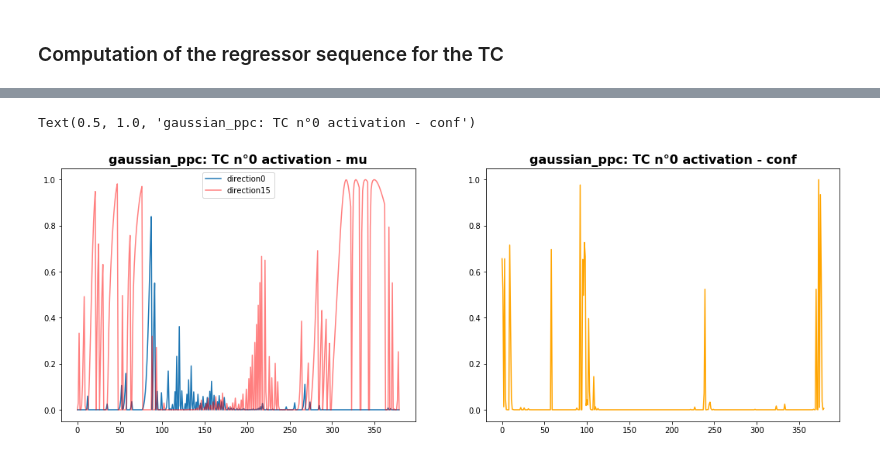
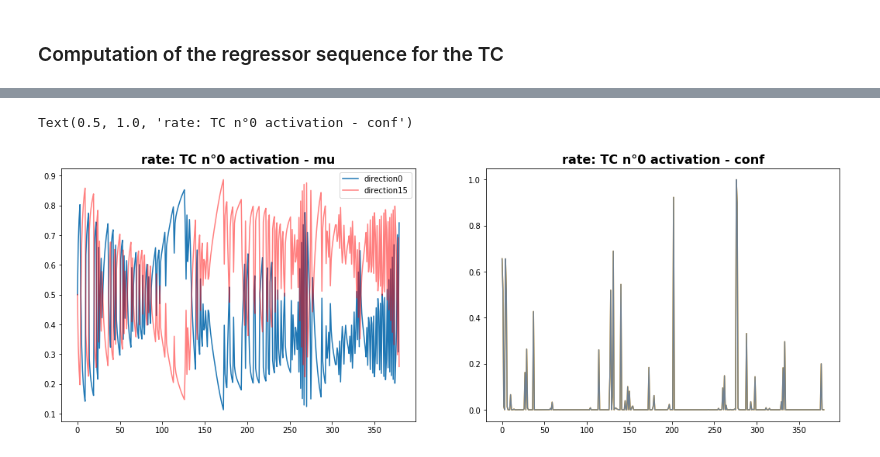
Before and after one commit to tiffanybounmy/ProbabilityNeuralCodes, a Jupyter notebook: EncodingModels.ipynb, the cells around one changed output, grey strips where cells are left out. Drawn from its saved outputs; the diff is of its cells as text; code cells hidden in the pictures.

```diff
--- a/EncodingModels.ipynb
+++ b/EncodingModels.ipynb
@@ -77,14 +77,14 @@ t_mu_sigmoid_array = np.sqrt(2*np.pi)/4*t_mu_gaussian_array
 t_conf_sigmoid_array = np.sqrt(2*np.pi)/4*t_conf_gaussian_array
 
 # Number of tuning curves that will be used for each scheme (results from simulation 1)
-optimal_k_fit_N_array = np.array([4, 0, 2, 0]).astype(int)
+optimal_k_fit_N_array = np.array([4, 0, 2, 0, 1]).astype(int)
 
 optimal_fit_N_array = np.zeros_like(optimal_k_fit_N_array).astype(float)
 optimal_t_mu_array = np.zeros_like(optimal_k_fit_N_array).astype(float)
 optimal_t_conf_array = np.zeros_like(optimal_k_fit_N_array).astype(float)
 optimal_t_conf_array = np.zeros_like(optimal_k_fit_N_array).astype(float)
 
-for k_fit_scheme in range(n_schemes - 1):    # We exclude rate coding
+for k_fit_scheme in range(n_schemes-1):    # We exclude rate coding
     optimal_fit_N_array[k_fit_scheme] = N_array[optimal_k_fit_N_array[k_fit_scheme]]    # Optimal N
     # Now we fill values for optimal mu and t
     if k_fit_scheme % 2 == 0:    # Gaussian case
@@ -92,9 +92,11 @@ for k_fit_scheme in range(n_schemes - 1):    # We exclude rate coding
         t_conf_tmp = t_conf_gaussian_array[optimal_k_fit_N_array[k_fit_scheme]]
         optimal_t_mu_array[k_fit_scheme] = t_mu_tmp
         optimal_t_conf_array[k_fit_scheme] = t_conf_tmp
-    else:
+    else:  # Sigmoid case
         optimal_t_mu_array[k_fit_scheme] = t_mu_sigmoid_array[optimal_k_fit_N_array[k_fit_scheme]]
         optimal_t_conf_array[k_fit_scheme] = t_conf_sigmoid_array[optimal_k_fit_N_array[k_fit_scheme]]
+# Assume there is one response curve in the rate coding case
+optimal_fit_N_array[4] = 1
 
 # Lower and upper bounds of the encoded summary quantity (for tuning curves)
 tc_lower_bound_mu = 0
@@ -141,13 +143,6 @@ distrib_type = 'transition' # transition or bernoulli
 
 # SNR as defined by ||signal||²/(||signal||²+||noise||²)
 snr = 0.1
-
-# fMRI info
-final_frame_offset = 10  # Frame recording duration after the last stimulus has been shown
-#initial_frame_time = 0
-dt = 0.125  # Temporal resolution of the fMRI scanner
-between_scans_duration = t_r  # in seconds
-final_scan_offset = 10  # Scan recording duration after the last stimulus has been shown
 # %%
 ## Specify the onset, duration, trial_type (condition) for the design matrix for one subject
 k_subject = 1
@@ -354,18 +366,21 @@ print(durations[0])
 # %%
-k_fit_scheme = 0
+k_fit_scheme = 4
 fit_scheme = scheme_array[k_fit_scheme]
 k_direction = 0
+k_direction_inv = 15
 k_session = 0
 k_tc = 0
 fig = plt.figure(figsize=[18,6])
 ax1 = fig.add_subplot(121)
-plt.plot(tc_signal_mu[0][0][0][0], label='direction0')
-plt.plot(tc_signal_mu[0][15][0][0], color='red', alpha=0.5, label='direction15')
+plt.plot(tc_signal_mu[k_fit_scheme][k_direction][k_session][k_tc], label='direction0')
+plt.plot(tc_signal_mu[k_fit_scheme][k_direction_inv][k_session][k_tc], color='red', alpha=0.5, label='direction15')
 plt.legend()
 plt.title(f"{fit_scheme}: TC n°{k_tc} activation - mu", size=16, fontweight='bold')
+
 ax2 = fig.add_subplot(122)
 plt.plot(tc_signal_conf[0][0][0][0], color='orange')
+plt.plot(tc_signal_conf[0][15][0][0], color='slategrey')
 plt.title(f"{fit_scheme}: TC n°{k_tc} activation - conf", size=16, fontweight='bold')
 # %% [output]
-Text(0.5, 1.0, 'gaussian_ppc: TC n°0 activation - conf')
+Text(0.5, 1.0, 'rate: TC n°0 activation - conf')
-[figure, old version]
+[figure, new version]
```
Also changed, not shown: parts of 16 cells of this notebook.
